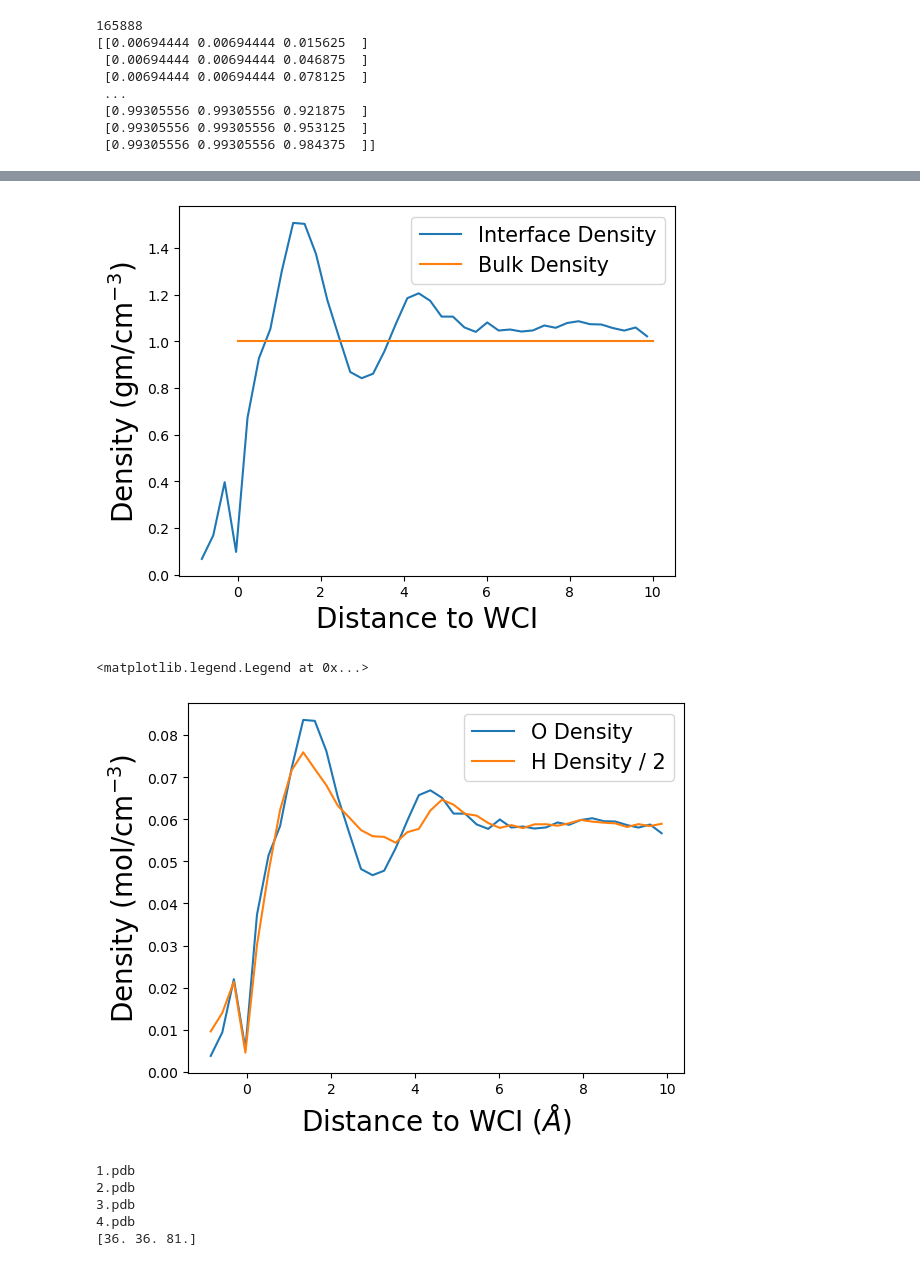
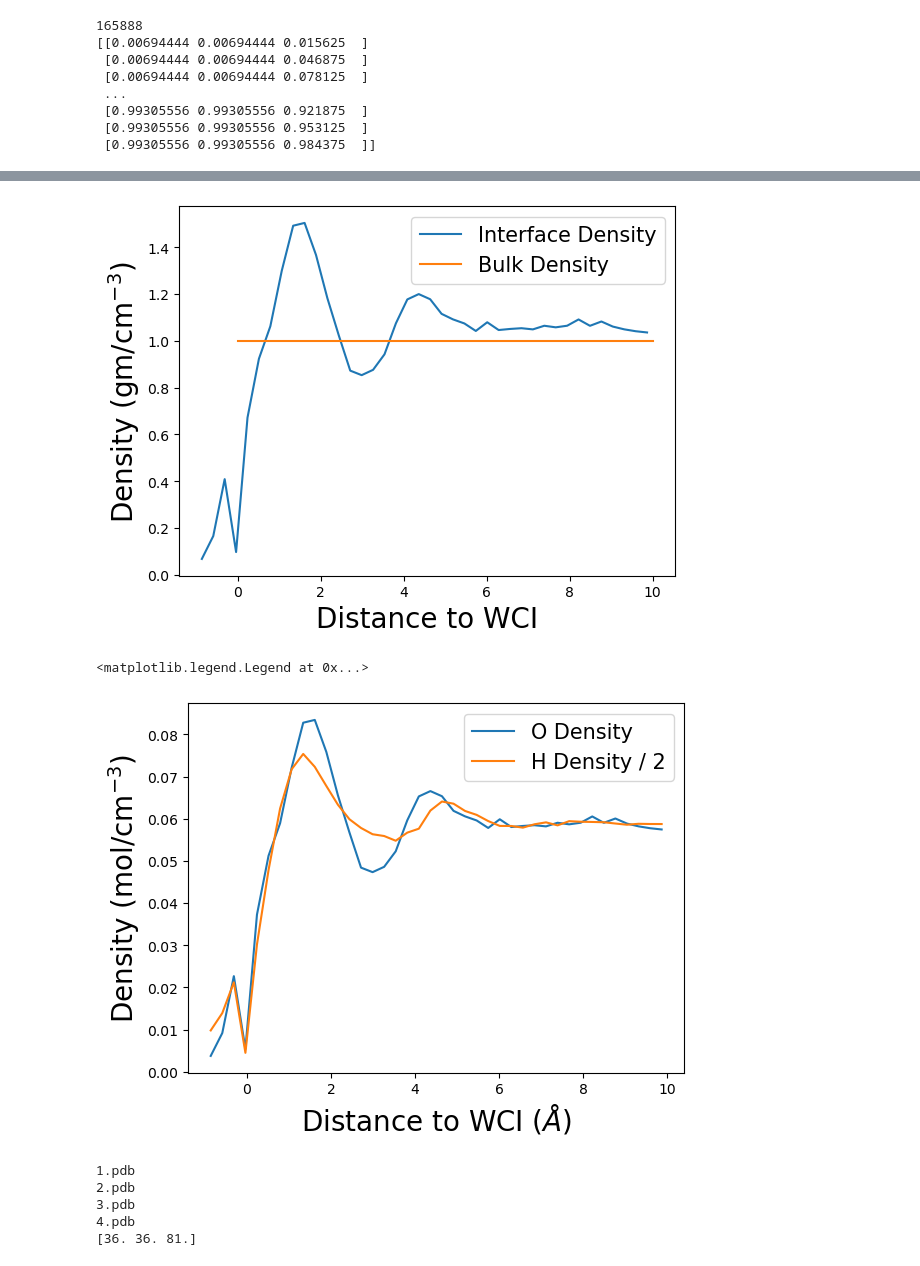
Before and after one commit to alacour/Interface_analysis, a Jupyter notebook: analysis.ipynb, the cells around one changed output, grey strips where cells are left out. Cells and saved outputs as stored; diff of their text form; code cells hidden in the pictures.

```diff
--- a/analysis.ipynb
+++ b/analysis.ipynb
@@ -270,42 +271,43 @@ airHdis = np.array(Hbdis, dtype='object')
-# %%
-boxW = 36**2 #Area
-
-
-
-coco, bins = np.histogram(np.concatenate(airdis), range = (-1, 10.0), bins = 40)
-binw = bins[1] - bins[0]
-unco = bins[:-1] + binw/2
-plt.plot(unco,
-         coco/boxW/binw/len(airdis)/(1/18.02 * 6.022 * 10**23 / 10**24),
-         label='Interface Density') # Density Using Oxygens
-
-
-
-plt.plot([0, 10], [1, 1], label='Bulk Density')
-plt.xlabel("Distance to WCI", size=20)
-plt.ylabel("Density (gm/cm$^{-3}$)", size=20)
-
-plt.legend(fontsize=15)
-
-airnum = np.copy(unco)
-airden = np.copy(coco)
-# %% [output]
-[figure, removed]
+# %%
+boxW = 36**2 #Area
+#np.save("airdis", airdis)
+#np.save("airHdis", airHdis)
+
+
+coco, bins = np.histogram(np.concatenate(airdis[250:]), range = (-1, 10.0), bins = 40)
+binw = bins[1] - bins[0]
+unco = bins[:-1] + binw/2
+plt.plot(unco,
+         coco/boxW/binw/len(airdis[250:])/(1/18.02 * 6.022 * 10**23 / 10**24),
+         label='Interface Density') # Density Using Oxygens
+
+
+
+plt.plot([0, 10], [0.997]*2, label='Bulk Density')
+plt.xlabel("Distance to WCI", size=20)
+plt.ylabel("Density (gm/cm$^{-3}$)", size=20)
+
+plt.legend(fontsize=15)
+
+airnum = np.copy(unco)
+airden = np.copy(coco)
+# %% [output]
+[figure, added]
 # %%
 boxW = 36**2 #Area
 
 
 
-coco, bins = np.histogram(np.concatenate(airdis), range = (-1, 10.0), bins = 40)
+coco, bins = np.histogram(np.concatenate(airdis[250:]), range = (-1, 10.0), bins = 40)
 binw = bins[1] - bins[0]
 unco = bins[:-1] + binw/2
-plt.plot(unco, coco/boxW/binw/len(airdis)/(1 * 6.022 * 10**23 / 10**24), label='O Density') # O positions
+plt.plot(unco, coco/boxW/binw/len(airdis[250:])/(1 * 6.022 * 10**23 / 10**24), label='O Density') # O positions
 
 
-coco, bins = np.histogram(np.concatenate(airHdis), range = (-1, 10.0), bins = 40)
+coco, bins = np.histogram(np.concatenate(airHdis[250:]), range = (-1, 10.0), bins = 40)
 binw = bins[1] - bins[0]
 unco = bins[:-1] + binw/2
-plt.plot(unco, coco/boxW/binw/len(airdis)/(1 * 6.022 * 10**23 / 10**24)/2, label='H Density / 2') # H positions
+plt.plot(unco, coco/boxW/binw/len(airdis[250:])/(1 * 6.022 * 10**23 / 10**24)/2, label='H Density / 2') # H positions
 
 
 
@@ -315,5 +317,5 @@ plt.ylabel("Density (mol/cm$^{-3}$)", size=20)
 plt.legend(fontsize=15)
 # %% [output]
 <matplotlib.legend.Legend at 0x...>
-[figure, old version]
+[figure, new version]
 # %%
```
Also changed, not shown: parts of 32 cells of this notebook.
